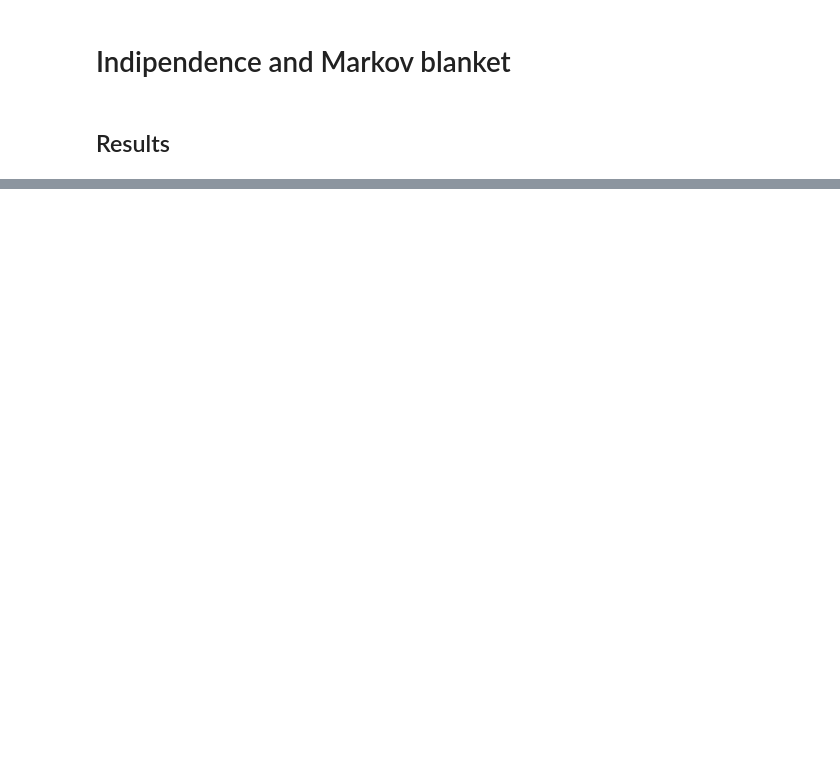
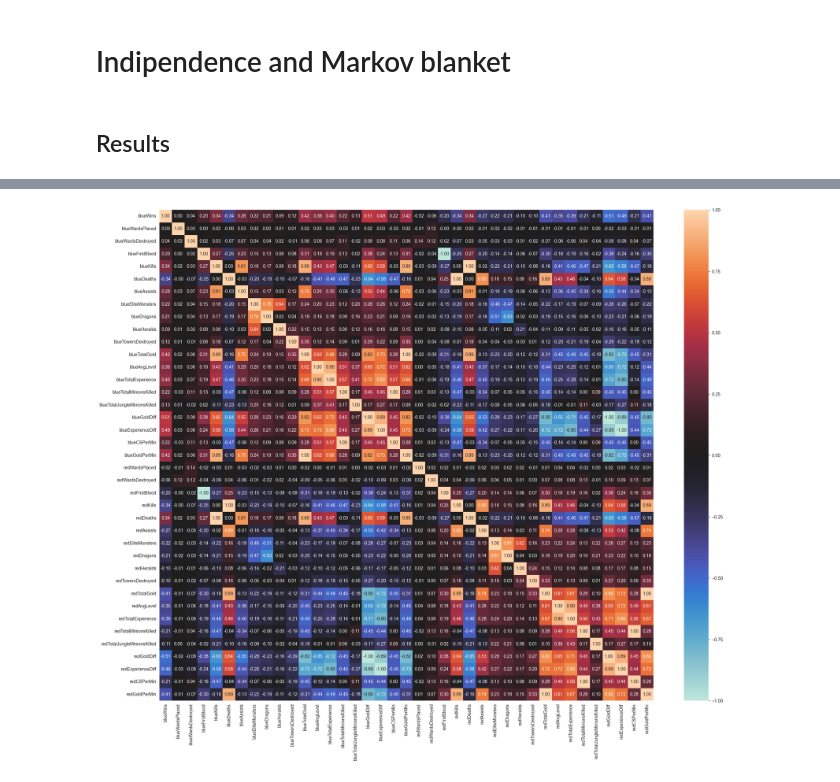
Before and after one commit to elements72/FAIKR-M3, a Jupyter notebook: lol.ipynb, the cells around one changed output, grey strips where cells are left out. Drawn from its saved outputs; the diff is of its cells as text; code cells hidden in the pictures; blank space fills up the shorter version.

```diff
--- a/lol.ipynb
+++ b/lol.ipynb
@@ -353,0 +457,4 @@ draw_indipendencies("blueGoldDiff", manual_model)
+# %%
+draw_correlation_matrix(data, figsize=(25, 20))
+# %% [output]
+[figure, added]
```
Also changed, not shown: parts of 12 cells of this notebook.
